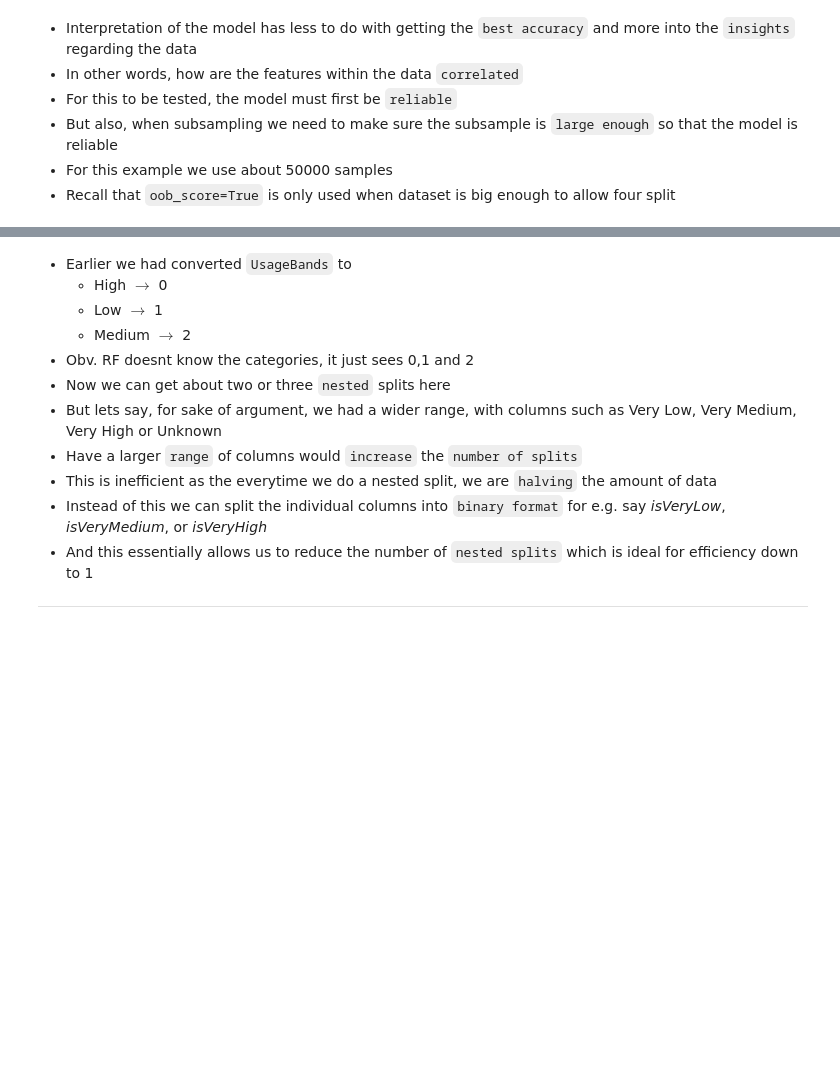
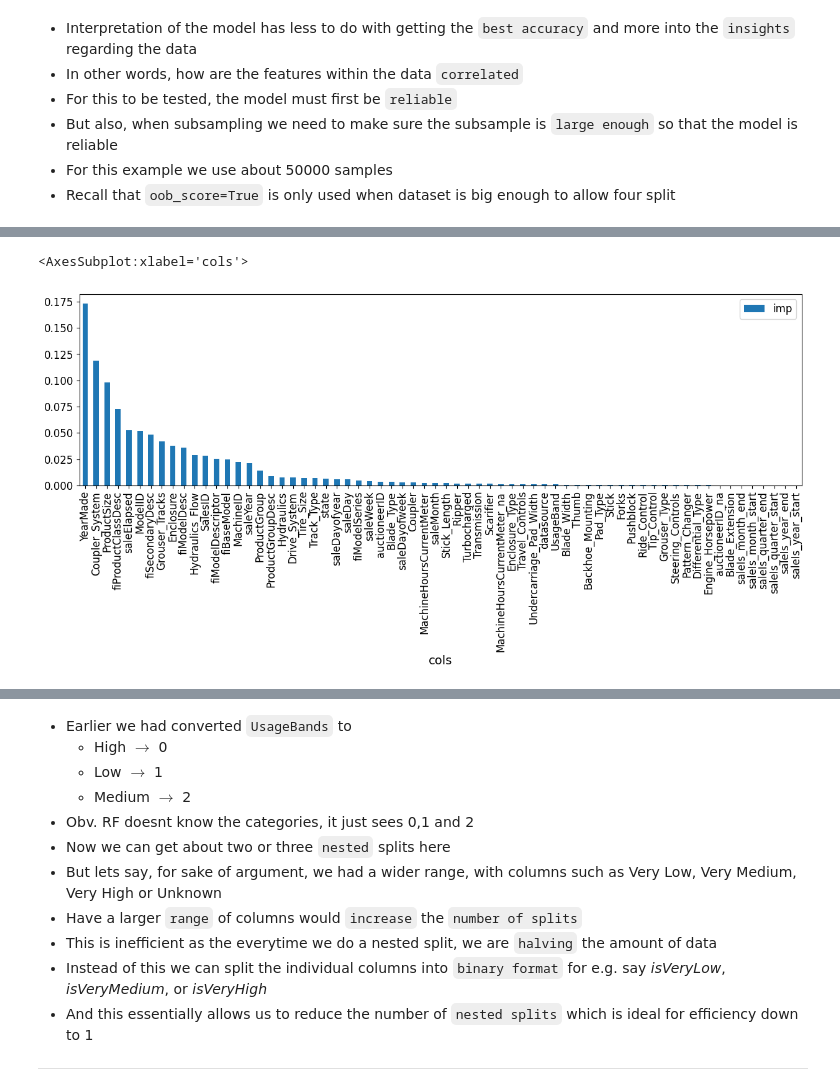
Before and after one commit to mahedjaved/PythonDSBookNotes, a Jupyter notebook: data_science/04_rfInterpretation.ipynb, the cells around one changed output, grey strips where cells are left out. Drawn from its saved outputs; the diff is of its cells as text; code cells hidden in the pictures; blank space fills up the shorter version.

```diff
--- a/data_science/04_rfInterpretation.ipynb
+++ b/data_science/04_rfInterpretation.ipynb
@@ -189,0 +317,4 @@ RandomForestRegressor(max_features=0.5, min_samples_leaf=3, n_estimators=40,
+# %%
+featImp = rf_feat_importance(model1st, X_train)
+print("Shape of feature importance array : {}".format(featImp.shape))
+featImp.head()
@@ -189,0 +329,5 @@ RandomForestRegressor(max_features=0.5, min_samples_leaf=3, n_estimators=40,
+# %%
+featImp.plot('cols', 'imp', 'bar', figsize=(15, 4))
+# %% [output]
+<AxesSubplot:xlabel='cols'>
+[figure, added]
```
Also changed, not shown: parts of 33 cells of this notebook.
